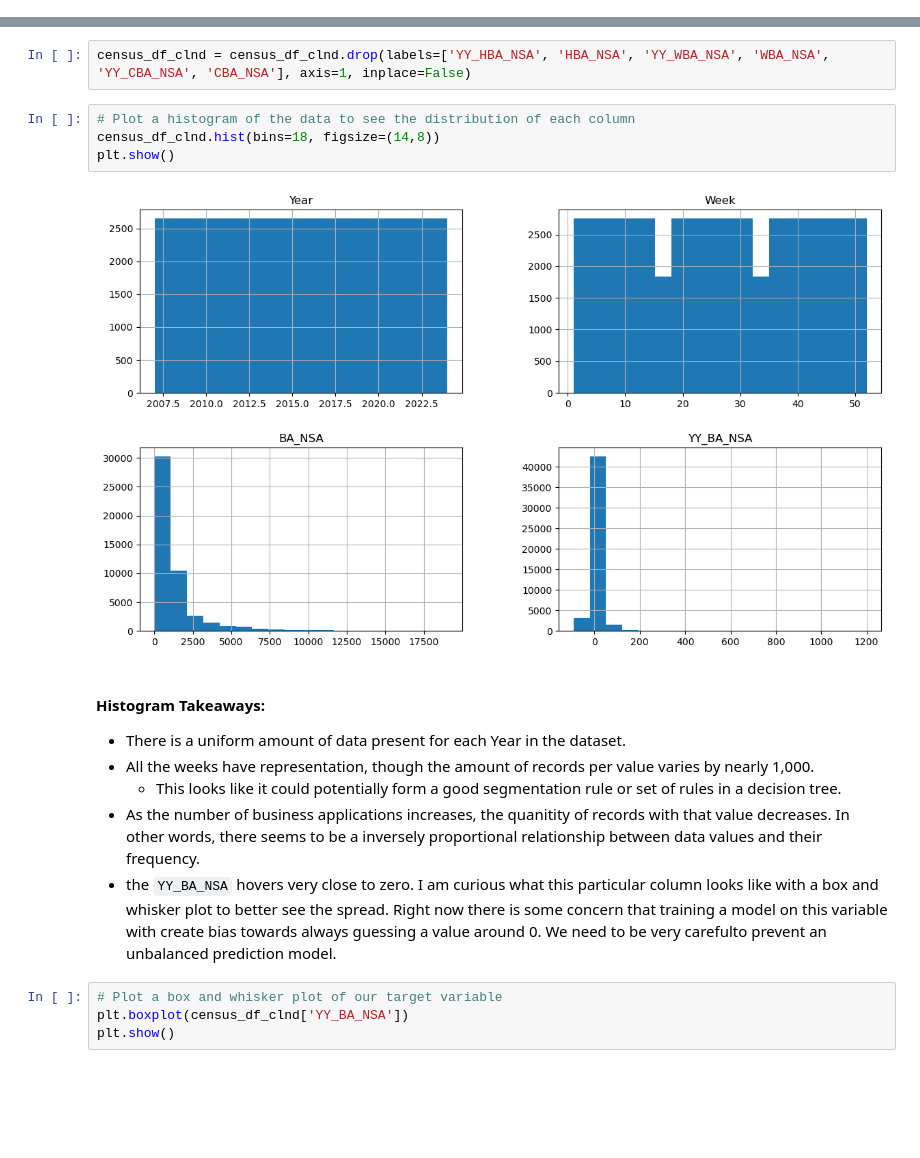
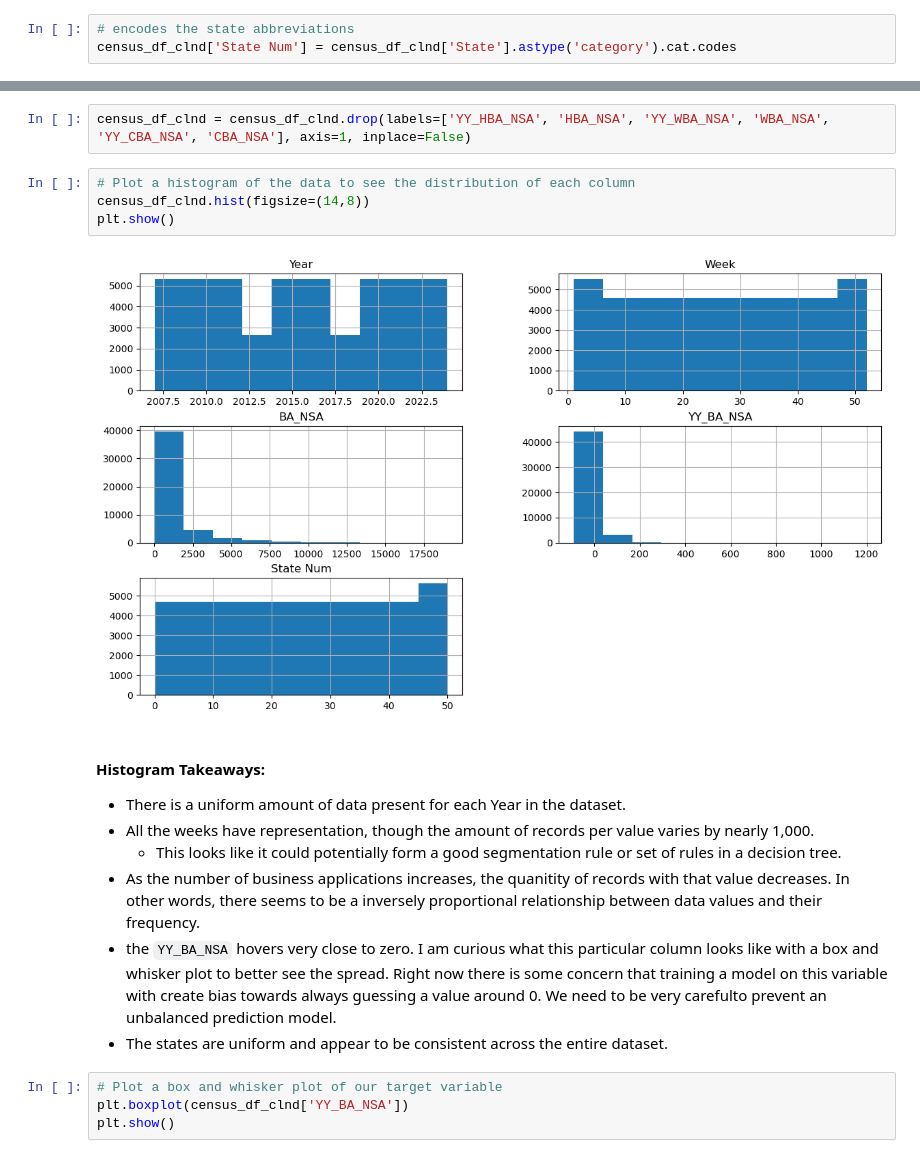
Before and after one commit to JessicaChildress/Udacity-Project, a Jupyter notebook: census_bureau_data.ipynb, the cells around one changed output, grey strips where cells are left out. Cells and saved outputs as stored; diff of their text form; blank space fills up the shorter version.

```diff
--- a/census_bureau_data.ipynb
+++ b/census_bureau_data.ipynb
@@ -139,3 +142,6 @@ YY_HBA_NSA    0
 YY_WBA_NSA    0
 YY_CBA_NSA    0
 dtype: int64
+# %%
+# encodes the state abbreviations
+census_df_clnd['State Num'] = census_df_clnd['State'].astype('category').cat.codes
@@ -161,10 +182,10 @@ Uh oh! It looks like we are still getting 'inf' and 'NaN' values in some of our
 census_df_clnd = census_df_clnd.drop(labels=['YY_HBA_NSA', 'HBA_NSA', 'YY_WBA_NSA', 'WBA_NSA', 'YY_CBA_NSA', 'CBA_NSA'], axis=1, inplace=False)
 # %%
 # Plot a histogram of the data to see the distribution of each column
-census_df_clnd.hist(bins=18, figsize=(14,8))
+census_df_clnd.hist(figsize=(14,8))
 plt.show()
 # %% [output]
-[figure, old version]
+[figure, new version]
 # %% [markdown]
 #### Histogram Takeaways:
 * There is a uniform amount of data present for each Year in the dataset.
@@ -172,6 +193,7 @@ plt.show()
     * This looks like it could potentially form a good segmentation rule or set of rules in a decision tree.
 * As the number of business applications increases, the quanitity of records with that value decreases. In other words, there seems to be a inversely proportional relationship between data values and their frequency.
 * the `YY_BA_NSA` hovers very close to zero. I am curious what this particular column looks like with a box and whisker plot to better see the spread. Right now there is some concern that training a model on this variable with create bias towards always guessing a value around 0. We need to be very carefulto prevent an unbalanced prediction model.
+* The states are uniform and appear to be consistent across the entire dataset.
 # %%
 # Plot a box and whisker plot of our target variable
 plt.boxplot(census_df_clnd['YY_BA_NSA'])
```
Also changed, not shown: parts of 13 cells of this notebook.
